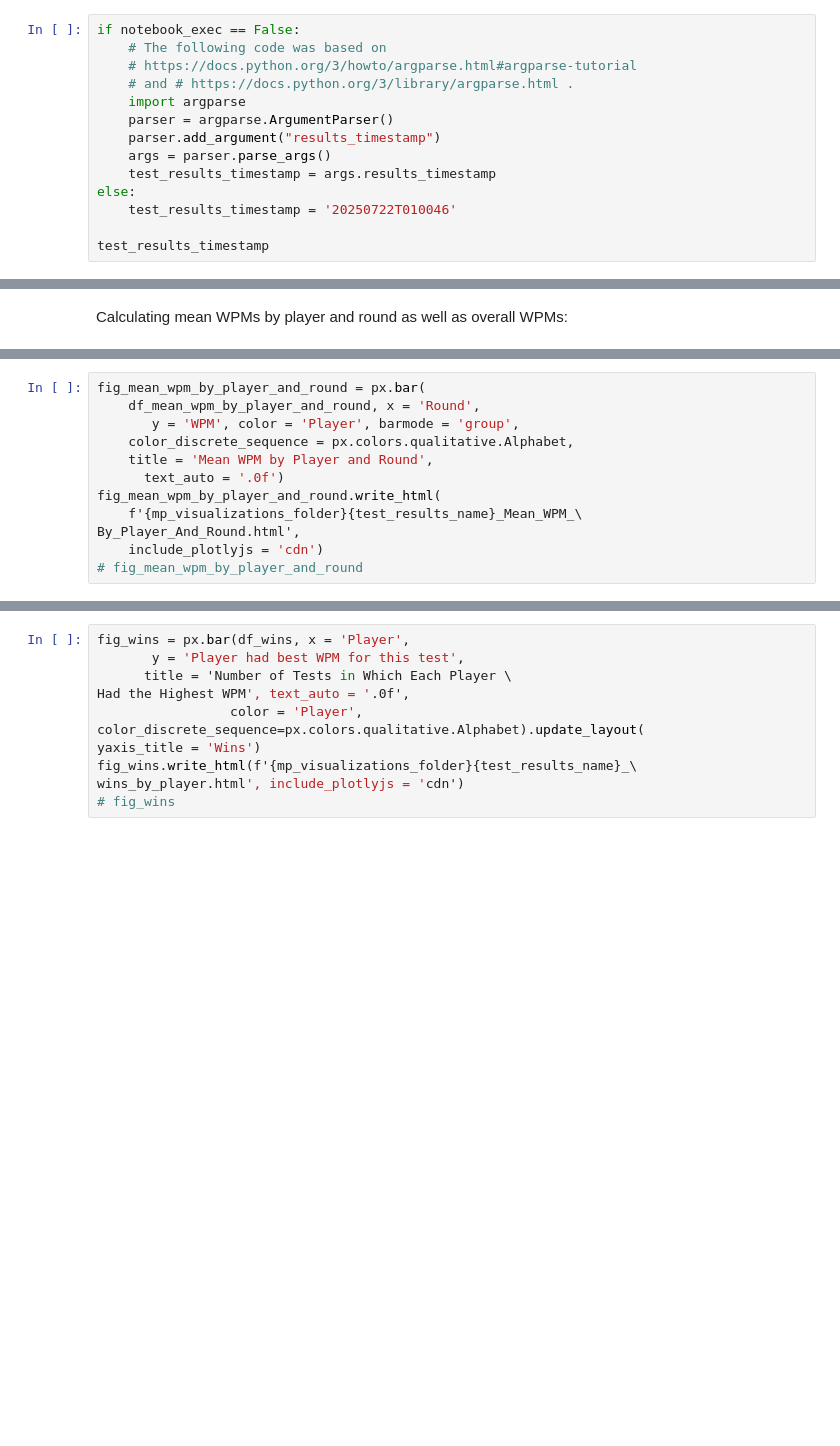
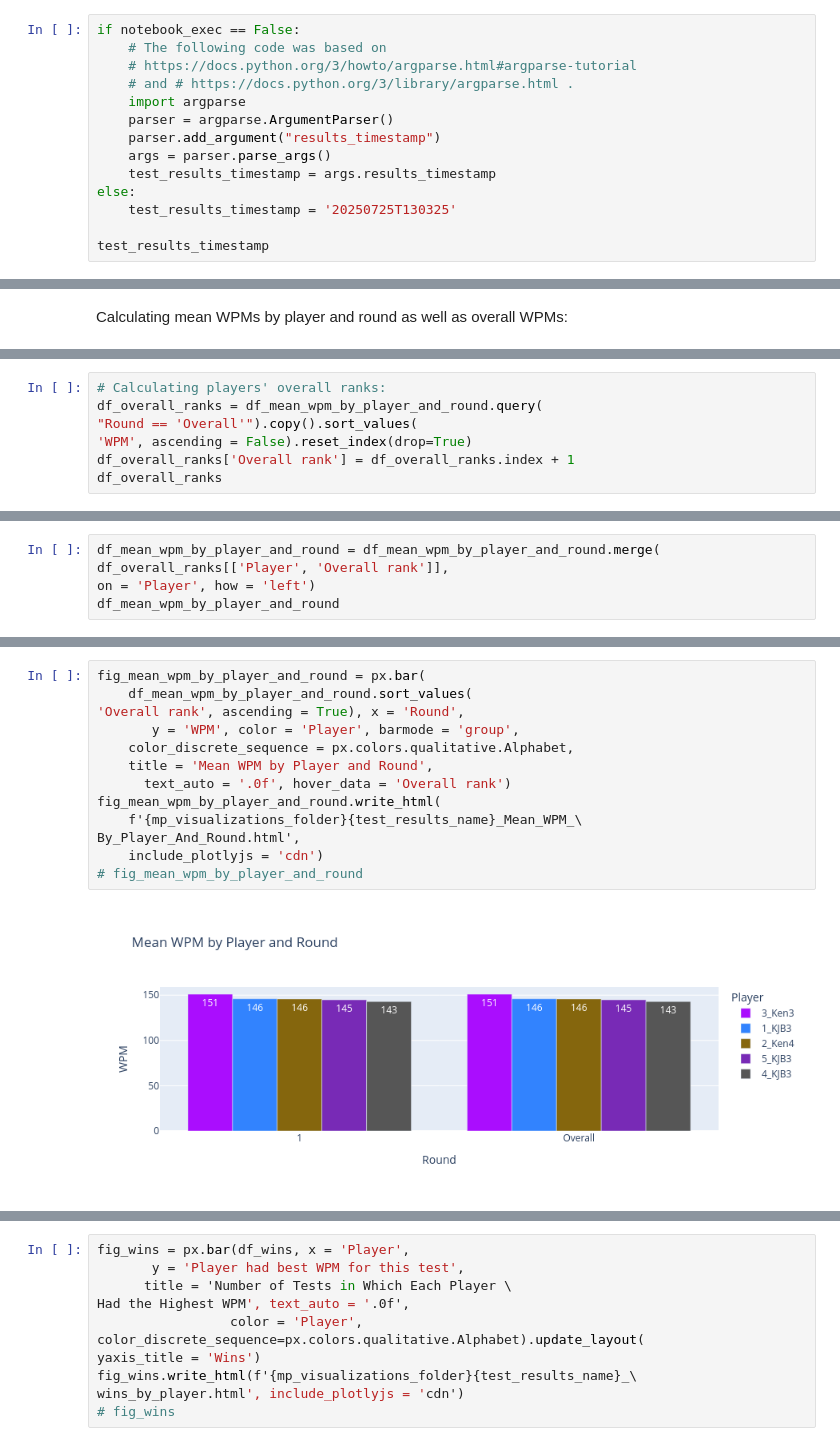
Before and after one commit to redzimski/cpp_tttb, a Jupyter notebook: build/mp_visualizations.ipynb, the cells around one changed output, grey strips where cells are left out. Cells and saved outputs as stored; diff of their text form; blank space fills up the shorter version.

```diff
--- a/build/mp_visualizations.ipynb
+++ b/build/mp_visualizations.ipynb
@@ -56,6 +58,6 @@ if notebook_exec == False:
     args = parser.parse_args()
     test_results_timestamp = args.results_timestamp
 else:
-    test_results_timestamp = '20250722T010046'
+    test_results_timestamp = '20250725T130325'
 
 test_results_timestamp
@@ -148,0 +188,7 @@ df_mean_wpm_by_player_and_round
+# %%
+# Calculating players' overall ranks:
+df_overall_ranks = df_mean_wpm_by_player_and_round.query(
+"Round == 'Overall'").copy().sort_values(
+'WPM', ascending = False).reset_index(drop=True)
+df_overall_ranks['Overall rank'] = df_overall_ranks.index + 1
+df_overall_ranks
@@ -148,0 +202,5 @@ df_mean_wpm_by_player_and_round
+# %%
+df_mean_wpm_by_player_and_round = df_mean_wpm_by_player_and_round.merge(
+df_overall_ranks[['Player', 'Overall rank']],
+on = 'Player', how = 'left')
+df_mean_wpm_by_player_and_round
@@ -149,15 +219,18 @@ df_mean_wpm_by_player_and_round
 # %%
 fig_mean_wpm_by_player_and_round = px.bar(
-    df_mean_wpm_by_player_and_round, x = 'Round',
+    df_mean_wpm_by_player_and_round.sort_values(
+'Overall rank', ascending = True), x = 'Round',
        y = 'WPM', color = 'Player', barmode = 'group',
     color_discrete_sequence = px.colors.qualitative.Alphabet,
     title = 'Mean WPM by Player and Round',
-      text_auto = '.0f')
+      text_auto = '.0f', hover_data = 'Overall rank')
 fig_mean_wpm_by_player_and_round.write_html(
     f'{mp_visualizations_folder}{test_results_name}_Mean_WPM_\
 By_Player_And_Round.html',
     include_plotlyjs = 'cdn')
 # fig_mean_wpm_by_player_and_round
+# %% [output]
+[figure, added]
 # %%
 df_wins = df.pivot_table(index = 'Player', values = 'Player had best \
 WPM for this test', aggfunc = 'sum').reset_index()
```
Also changed, not shown: parts of 11 cells of this notebook, 21 other files.
